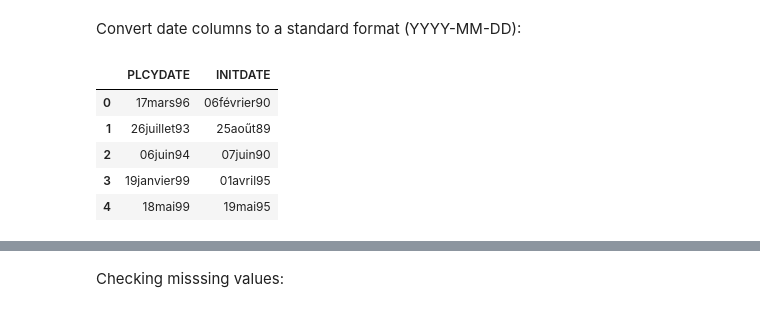
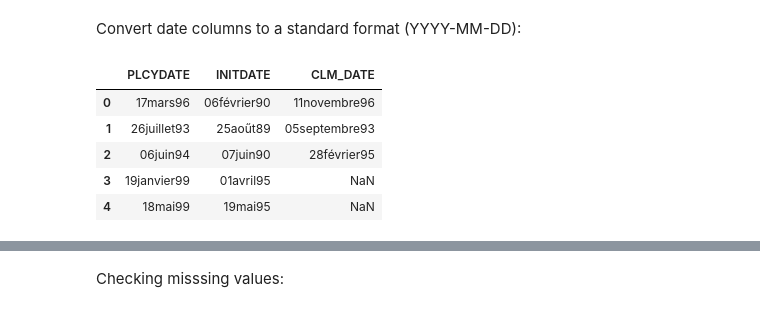
Before and after one commit to The-DigitalAcademy/claims_analysis, a Jupyter notebook: ImportData.ipynb, the cells around one changed output, grey strips where cells are left out. Saved outputs shown, nothing was run; the diff lists cells and outputs as text; code cells hidden in the pictures.

```diff
--- a/ImportData.ipynb
+++ b/ImportData.ipynb
@@ -38,14 +56,14 @@ for column in columns_to_clean:
 # %% [markdown]
 Convert date columns to a standard format (YYYY-MM-DD):
 # %%
-data[['PLCYDATE','INITDATE']].head()
+data[['PLCYDATE','INITDATE','CLM_DATE']].head()
 # %% [output]
-|  | PLCYDATE | INITDATE |
-| 0 | 17mars96 | 06février90 |
-| 1 | 26juillet93 | 25aoűt89 |
-| 2 | 06juin94 | 07juin90 |
-| 3 | 19janvier99 | 01avril95 |
-| 4 | 18mai99 | 19mai95 |
+|  | PLCYDATE | INITDATE | CLM_DATE |
+| 0 | 17mars96 | 06février90 | 11novembre96 |
+| 1 | 26juillet93 | 25aoűt89 | 05septembre93 |
+| 2 | 06juin94 | 07juin90 | 28février95 |
+| 3 | 19janvier99 | 01avril95 | NaN |
+| 4 | 18mai99 | 19mai95 | NaN |
 # %%
 def year(x):
     year = x[-2:]
```
Also changed, not shown: parts of 18 cells of this notebook, 1 other file.
